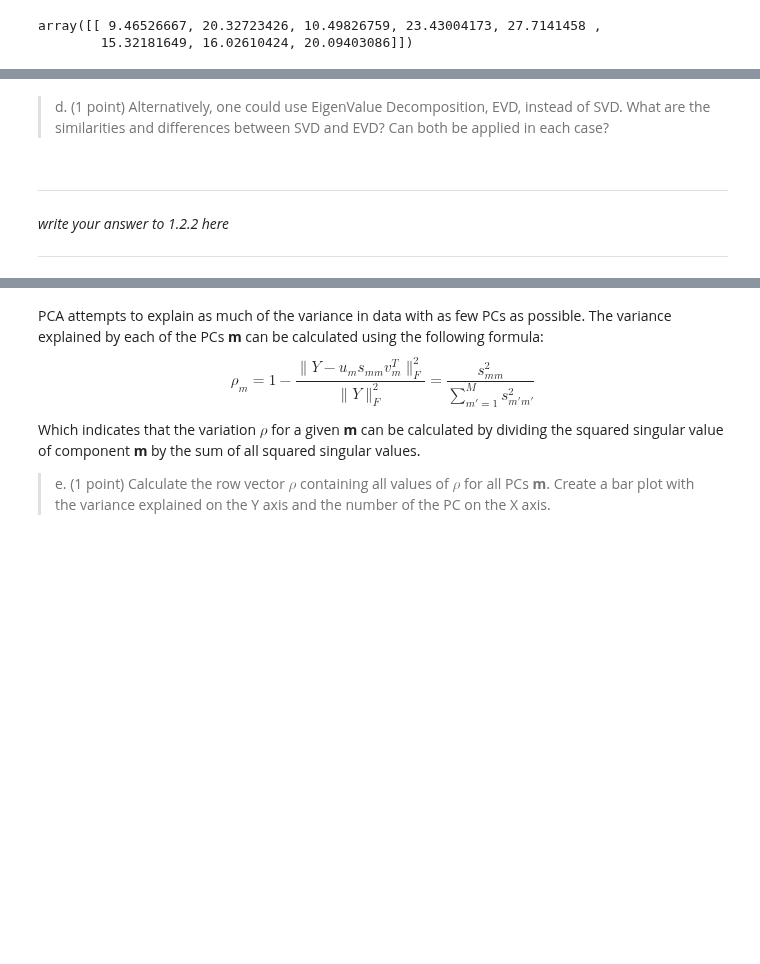
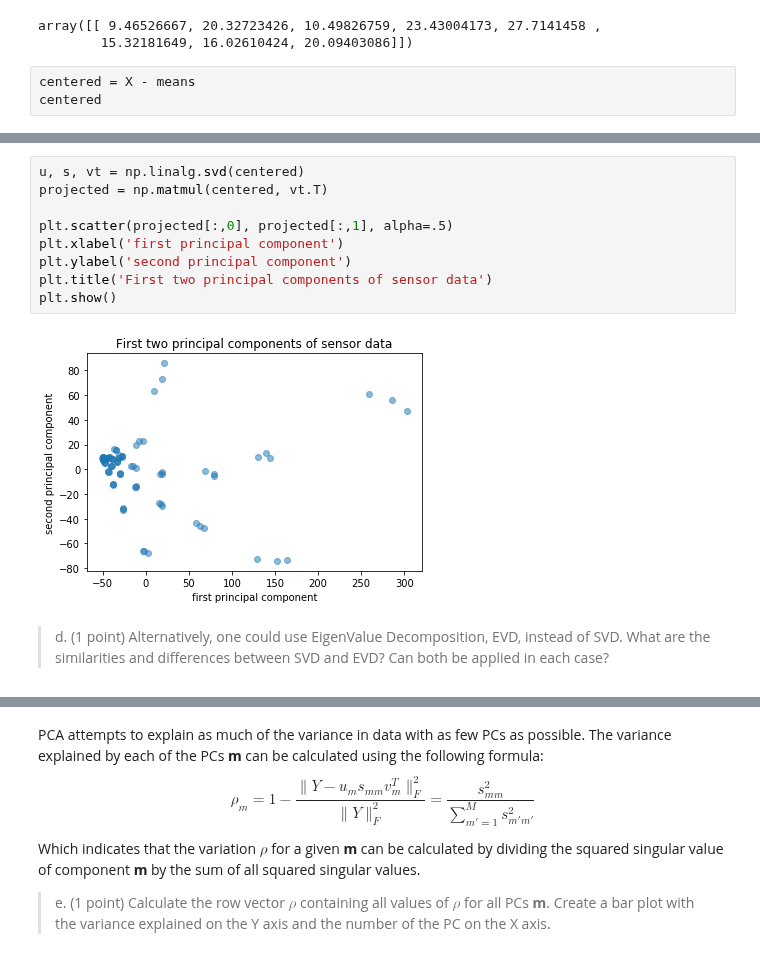
Before and after one commit to gabrielraya/Data-Mining, a Jupyter notebook: Assignment_1.ipynb, the cells around one changed output, grey strips where cells are left out. Cells and saved outputs as stored; diff of their text form; blank space fills up the shorter version.

```diff
--- a/Assignment_1.ipynb
+++ b/Assignment_1.ipynb
@@ -450,3 +450,6 @@ means
 # %% [output]
 array([[ 9.46526667, 20.32723426, 10.49826759, 23.43004173, 27.7141458 ,
         15.32181649, 16.02610424, 20.09403086]])
+# %%
+centered = X - means
+centered
@@ -453,8 +474,13 @@ array([[ 9.46526667, 20.32723426, 10.49826759, 23.43004173, 27.7141458 ,
+# %%
+u, s, vt = np.linalg.svd(centered)
+projected = np.matmul(centered, vt.T)
+
+plt.scatter(projected[:,0], projected[:,1], alpha=.5)
+plt.xlabel('first principal component')
+plt.ylabel('second principal component')
+plt.title('First two principal components of sensor data')
+plt.show()
+# %% [output]
+[figure, added]
 # %% [markdown]
 > d. (1 point) Alternatively, one could use EigenValue Decomposition, EVD, instead of SVD. What are the similarities and differences between SVD and EVD? Can both be applied in each case?
-# %% [markdown]
----
-
-_write your answer to 1.2.2 here_
-
----
```
Also changed, not shown: parts of 7 cells of this notebook.
